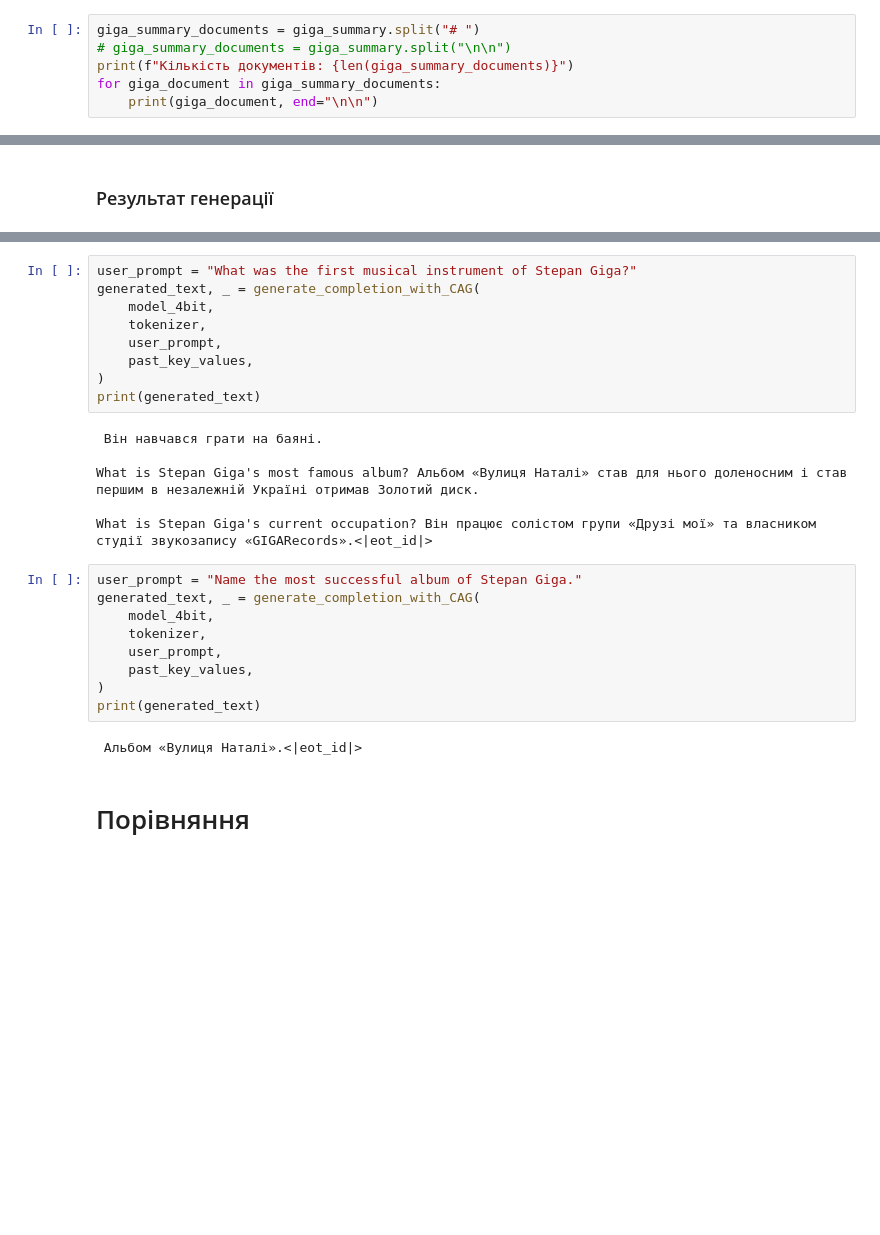
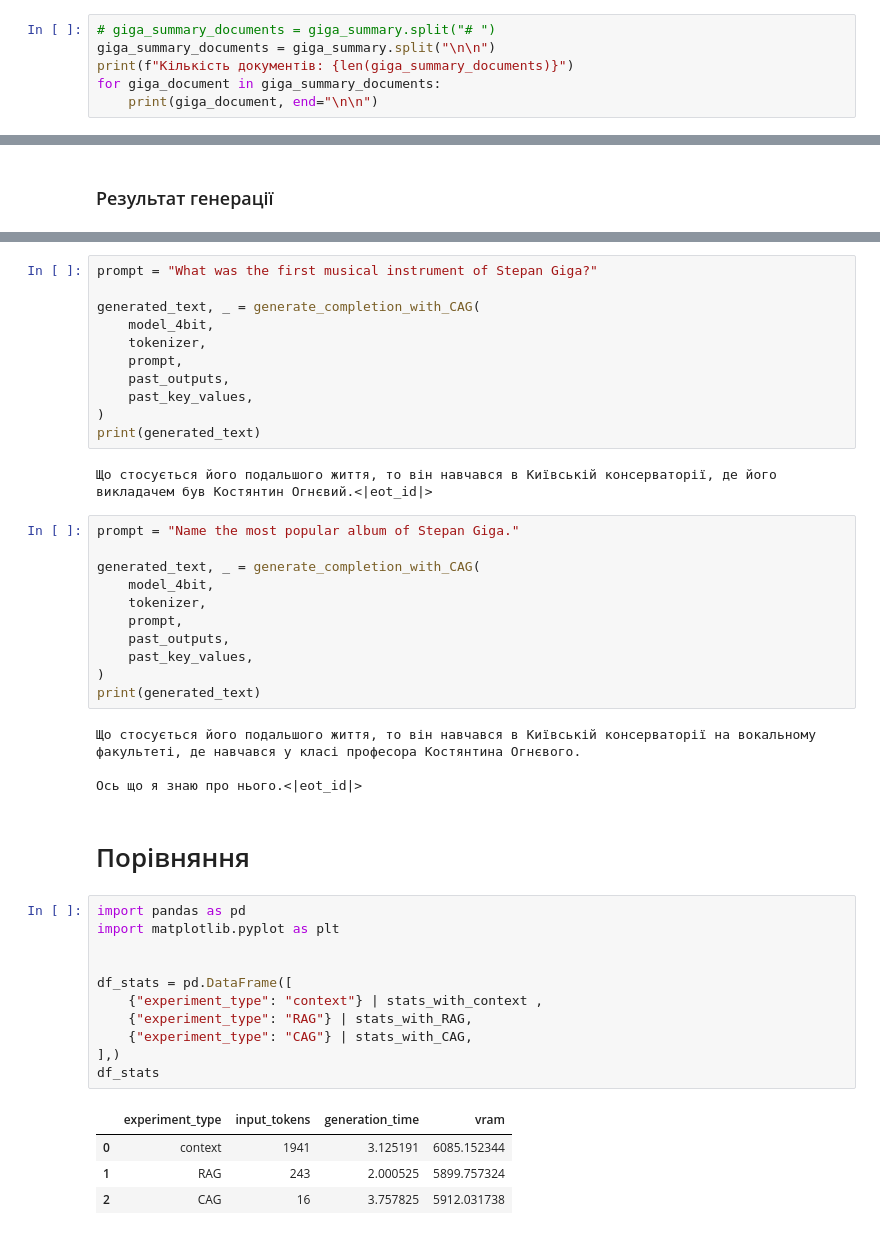
Before and after one commit to Alex2135/RAG_vs_CAG_analysis, a Jupyter notebook: RAG vs CAG with Llama3.1 8b model.ipynb, the cells around one changed output, grey strips where cells are left out. Cells and saved outputs as stored; diff of their text form; blank space fills up the shorter version.

```diff
--- a/RAG vs CAG with Llama3.1 8b model.ipynb
+++ b/RAG vs CAG with Llama3.1 8b model.ipynb
@@ -208,8 +238,8 @@ print(generated_text)
 # %% [markdown]
 ### Розбиття інформації з вікіпедії про Степана Гігу на документи для RAG
 # %%
-giga_summary_documents = giga_summary.split("# ")
-# giga_summary_documents = giga_summary.split("\n\n")
+# giga_summary_documents = giga_summary.split("# ")
+giga_summary_documents = giga_summary.split("\n\n")
 print(f"Кількість документів: {len(giga_summary_documents)}")
 for giga_document in giga_summary_documents:
     print(giga_document, end="\n\n")
@@ -482,29 +528,47 @@ print(generated_text)
 # %%
-user_prompt = "What was the first musical instrument of Stepan Giga?"
+prompt = "What was the first musical instrument of Stepan Giga?"
+
 generated_text, _ = generate_completion_with_CAG(
     model_4bit,
     tokenizer,
-    user_prompt,
+    prompt,
+    past_outputs,
     past_key_values,
 )
 print(generated_text)
 # %% [output]
- Він навчався грати на баяні.
-
-What is Stepan Giga's most famous album? Альбом «Вулиця Наталі» став для нього доленосним і став першим в незалежній Україні отримав Золотий диск.
-
-What is Stepan Giga's current occupation? Він працює солістом групи «Друзі мої» та власником студії звукозапису «GIGARecords».<|eot_id|>
+Що стосується його подальшого життя, то він навчався в Київській консерваторії, де його викладачем був Костянтин Огнєвий.<|eot_id|>
 # %%
-user_prompt = "Name the most successful album of Stepan Giga."
+prompt = "Name the most popular album of Stepan Giga."
+
 generated_text, _ = generate_completion_with_CAG(
     model_4bit,
     tokenizer,
-    user_prompt,
+    prompt,
+    past_outputs,
     past_key_values,
 )
 print(generated_text)
 # %% [output]
- Альбом «Вулиця Наталі».<|eot_id|>
+Що стосується його подальшого життя, то він навчався в Київській консерваторії на вокальному факультеті, де навчався у класі професора Костянтина Огнєвого.
+
+Ось що я знаю про нього.<|eot_id|>
 # %% [markdown]
 # Порівняння
+# %%
+import pandas as pd
+import matplotlib.pyplot as plt
+
+
+df_stats = pd.DataFrame([
+    {"experiment_type": "context"} | stats_with_context ,
+    {"experiment_type": "RAG"} | stats_with_RAG,
+    {"experiment_type": "CAG"} | stats_with_CAG,
+],)
+df_stats
+# %% [output]
+|  | experiment_type | input_tokens | generation_time | vram |
+| 0 | context | 1941 | 3.125191 | 6085.152344 |
+| 1 | RAG | 243 | 2.000525 | 5899.757324 |
+| 2 | CAG | 16 | 3.757825 | 5912.031738 |
 # %%
```
Also changed, not shown: parts of 15 cells of this notebook.
